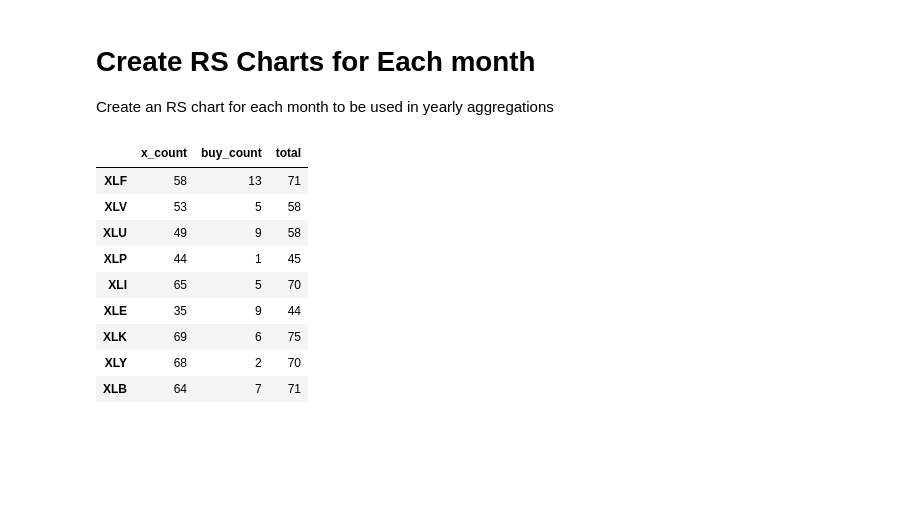
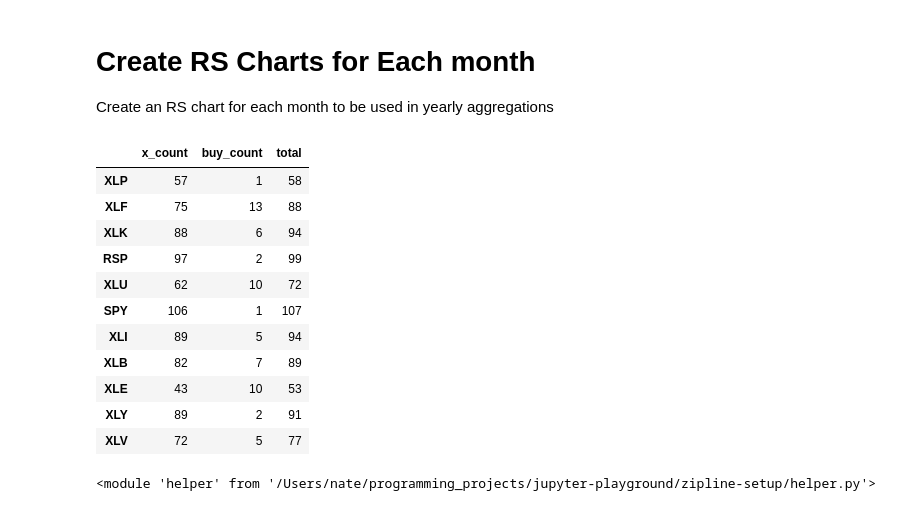
Before and after one commit to ncasale/zipline-setup, a Jupyter notebook: Sector Rotation Analysis.ipynb, the cells around one changed output. Cells and saved outputs as stored; diff of their text form; code cells hidden in the pictures; blank space fills up the shorter version.

```diff
--- a/Sector Rotation Analysis.ipynb
+++ b/Sector Rotation Analysis.ipynb
@@ -70,6 +72,7 @@ date_ranges = {
 }
 
 rs_matrices = {}
+months = list(date_ranges.keys())
 for month in months:
     # Create panel for month
     start_date = date_ranges[month][0]
@@ -83,23 +86,30 @@ for month in months:
     rs_matrices[month] = pnf.run_rs_matrix(month_panel)
 # %%
 # Iterate through RS Matrices and tally up yearly total counts
-yearly_counts = pd.DataFrame(columns=['x_count', 'buy_count', 'total'], index=monthly_df.columns)
+yearly_counts = pd.DataFrame(columns=['x_count', 'buy_count', 'total'], index=month_panel.items)
 yearly_counts = yearly_counts.fillna(0)
 
 for key in list(rs_matrices.keys()):
     yearly_counts['x_count'] += rs_matrices[key]['x_count']
     yearly_counts['buy_count'] += rs_matrices[key]['buy_count']
     yearly_counts['total'] += rs_matrices[key]['total']
 
 yearly_counts
 # %% [output]
 |  | x_count | buy_count | total |
-| XLF | 58 | 13 | 71 |
-| XLV | 53 | 5 | 58 |
-| XLU | 49 | 9 | 58 |
-| XLP | 44 | 1 | 45 |
-| XLI | 65 | 5 | 70 |
-| XLE | 35 | 9 | 44 |
-| XLK | 69 | 6 | 75 |
-| XLY | 68 | 2 | 70 |
-| XLB | 64 | 7 | 71 |
+| XLP | 57 | 1 | 58 |
+| XLF | 75 | 13 | 88 |
+| XLK | 88 | 6 | 94 |
+| RSP | 97 | 2 | 99 |
+| XLU | 62 | 10 | 72 |
+| SPY | 106 | 1 | 107 |
+| XLI | 89 | 5 | 94 |
+| XLB | 82 | 7 | 89 |
+| XLE | 43 | 10 | 53 |
+| XLY | 89 | 2 | 91 |
+| XLV | 72 | 5 | 77 |
+# %%
+import importlib
+importlib.reload(helper)
+# %% [output]
+<module 'helper' from '/Users/nate/programming_projects/jupyter-playground/zipline-setup/helper.py'>
```
Also changed, not shown: parts of 3 cells of this notebook, 2 other files.
